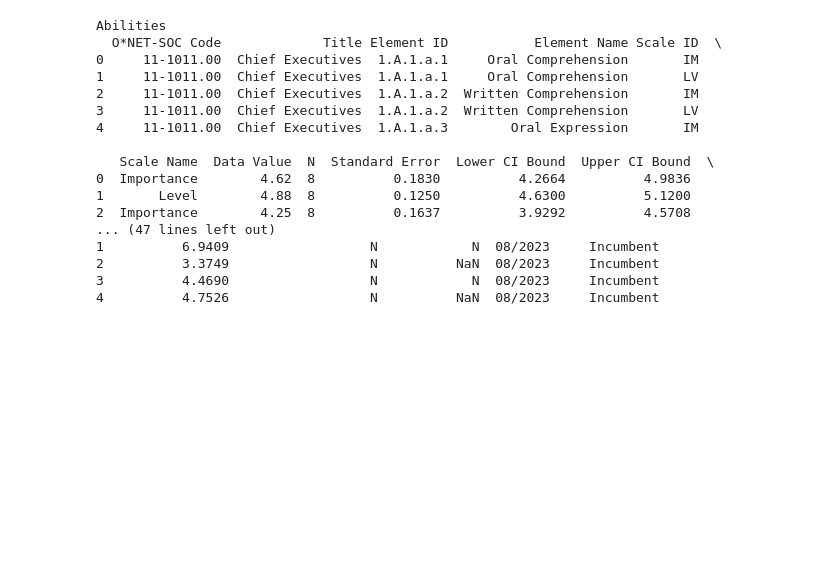
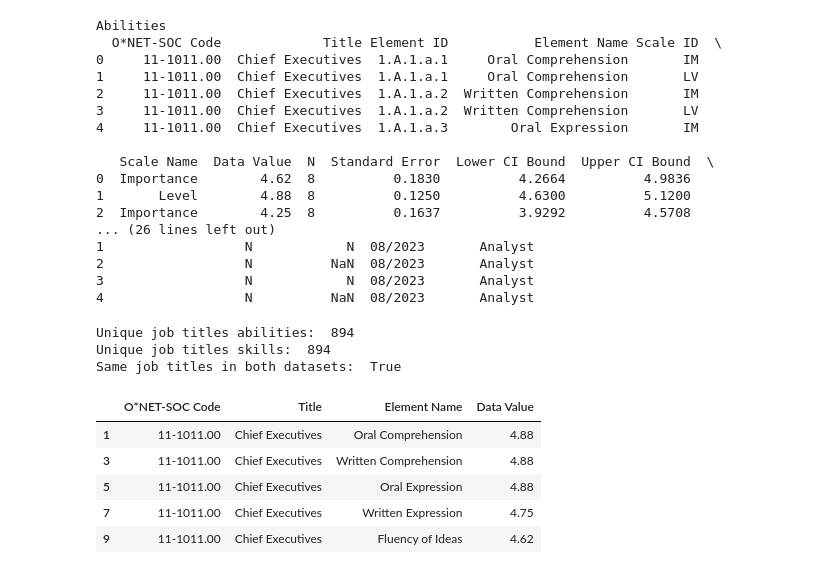
Before and after one commit to Elena-Cr/machine_learning_O-NET, a Jupyter notebook: ML/DataLoad&Prep.ipynb, the cells around one changed output. Drawn from its saved outputs; the diff is of its cells as text; code cells hidden in the pictures; blank space fills up the shorter version.

```diff
--- a/ML/DataLoad&Prep.ipynb
+++ b/ML/DataLoad&Prep.ipynb
@@ -9,9 +14,9 @@ df_skills = pd.read_excel('../Data/ONET/Skills.xlsx')
 print('Skills')
 print(df_skills.head())
 
-df_knowledge = pd.read_excel('../Data/ONET/Knowledge.xlsx')
-print('Knowledge')
-print(df_knowledge.head())
+# df_knowledge = pd.read_excel('../Data/ONET/Knowledge.xlsx')
+# print('Knowledge')
+# print(df_knowledge.head())
 # %% [output]
 Abilities
   O*NET-SOC Code             Title Element ID           Element Name Scale ID  \
@@ -25,8 +30,8 @@ Abilities
 0  Importance        4.62  8          0.1830          4.2664          4.9836
 1       Level        4.88  8          0.1250          4.6300          5.1200
 2  Importance        4.25  8          0.1637          3.9292          4.5708
-... (47 lines left out)
-1          6.9409                  N            N  08/2023     Incumbent
-2          3.3749                  N          NaN  08/2023     Incumbent
-3          4.4690                  N            N  08/2023     Incumbent
-4          4.7526                  N          NaN  08/2023     Incumbent
+... (26 lines left out)
+1                  N            N  08/2023       Analyst
+2                  N          NaN  08/2023       Analyst
+3                  N            N  08/2023       Analyst
+4                  N          NaN  08/2023       Analyst
@@ -32,0 +41,24 @@ Abilities
+# %%
+print("Unique job titles abilities: ", df_abilities['Title'].nunique())
+print("Unique job titles skills: ", df_skills['Title'].nunique())
+ids_abilities = set(df_abilities['Title'].unique())
+ids_skills = set(df_skills['Title'].unique())
+
+print("Same job titles in both datasets: ", ids_abilities == ids_skills)
+# %% [output]
+Unique job titles abilities:  894
+Unique job titles skills:  894
+Same job titles in both datasets:  True
+# %%
+df_abilities=df_abilities.loc[
+    df_abilities['Scale ID']=='LV',
+    ['O*NET-SOC Code', "Title",'Element Name', 'Data Value']]
+
+df_abilities.head()
+# %% [output]
+|  | O*NET-SOC Code | Title | Element Name | Data Value |
+| 1 | 11-1011.00 | Chief Executives | Oral Comprehension | 4.88 |
+| 3 | 11-1011.00 | Chief Executives | Written Comprehension | 4.88 |
+| 5 | 11-1011.00 | Chief Executives | Oral Expression | 4.88 |
+| 7 | 11-1011.00 | Chief Executives | Written Expression | 4.75 |
+| 9 | 11-1011.00 | Chief Executives | Fluency of Ideas | 4.62 |
```
Also changed, not shown: parts of 11 cells of this notebook, 2 other files.
